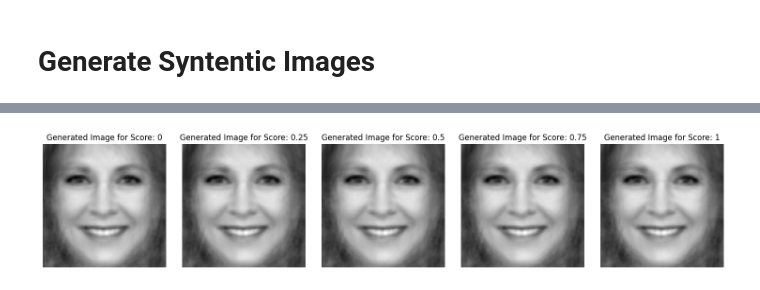
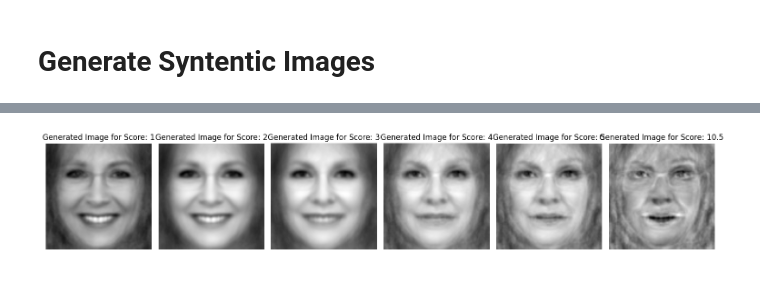
Before and after one commit to s243933/Kareninator, a Jupyter notebook: analyze_ratings.ipynb, the cells around one changed output, grey strips where cells are left out. Saved outputs shown, nothing was run; the diff lists cells and outputs as text; code cells hidden in the pictures.

Commit message:
generated images with avg ratings

```diff
--- a/analyze_ratings.ipynb
+++ b/analyze_ratings.ipynb
@@ -78,6 +102,6 @@ array([[-37.96513761, -34.4587156 , -29.91192661, ..., -50.90825688,
 # %%
-# Do PCA on the centered data (all possible components = min(n_samples, n_features))
-pca = PCA(n_components=545)
+# Do PCA on the centered data (all components)
+pca = PCA(n_components=n_tot_components)
 scores = pca.fit_transform(J_centered)
 components = pca.components_
 # %%
@@ -136,7 +160,7 @@ plt.show()
 # %%
 lin_reg = LinearRegression()
 selector = SequentialFeatureSelector(lin_reg)
-selector = selector.fit(actual_scores, norm_ratings)
+selector = selector.fit(actual_scores, avg_ratings['Average_Rating'])
 # %%
 selected_features = selector.get_support()
 selected_indices = np.where(selected_features)[0]
@@ -149,6 +173,6 @@ Selected PCs: [  1   2   3   4   6   7   9  10  14  15  17  18  22  23  26  27
 # %%
 # Fit model with selected features
-lin_reg.fit(actual_scores[:, selected_indices], norm_ratings)
+lin_reg.fit(actual_scores[:, selected_indices], avg_ratings['Average_Rating'])
 w = lin_reg.coef_
 sigma = lin_reg.intercept_
 # %% [markdown]
@@ -162,26 +186,27 @@ w^Tw: 5.745407851968425e-07
 # %%
 # Generate scores
-# One for each of the five rating labels (0, 0.25, 0.5, 0.75, 1)
-rating_labels = [0, 0.25, 0.5, 0.75, 1]
+# One for each of the five rating labels
+rating_labels = [1, 2, 3, 4, 5, 10.5]
 generated_scores = []
 
 for idx, rating in enumerate(rating_labels):
-    gen_img = rating_labels[idx]-sigma*(w/w_tw)
-    generated_scores.append(gen_img)
+    gen_score = (rating_labels[idx]-sigma)*(w/w_tw)
+    generated_scores.append(gen_score)
 # %%
 # Generate images
-fig, ax = plt.subplots(1, 5, figsize=(15, 3))
+fig, ax = plt.subplots(1, len(rating_labels), figsize=(15, 3))
 
 for i, val in enumerate(zip(rating_labels, generated_scores)):
     rating = val[0]
     score = val[1]
+
     gen_img = mean_J + np.dot(score, actual_components[selected_indices])
     gen_img_reshaped = gen_img.reshape(100, 100)
 
     ax[i].imshow(gen_img_reshaped, cmap='gray')
     ax[i].set_title(f"Generated Image for Score: {rating}")
     ax[i].axis('off')
 
 plt.tight_layout()
 # %% [output]
-[figure, old version]
+[figure, new version]
```
Also changed, not shown: parts of 18 cells of this notebook, 2 other files.
